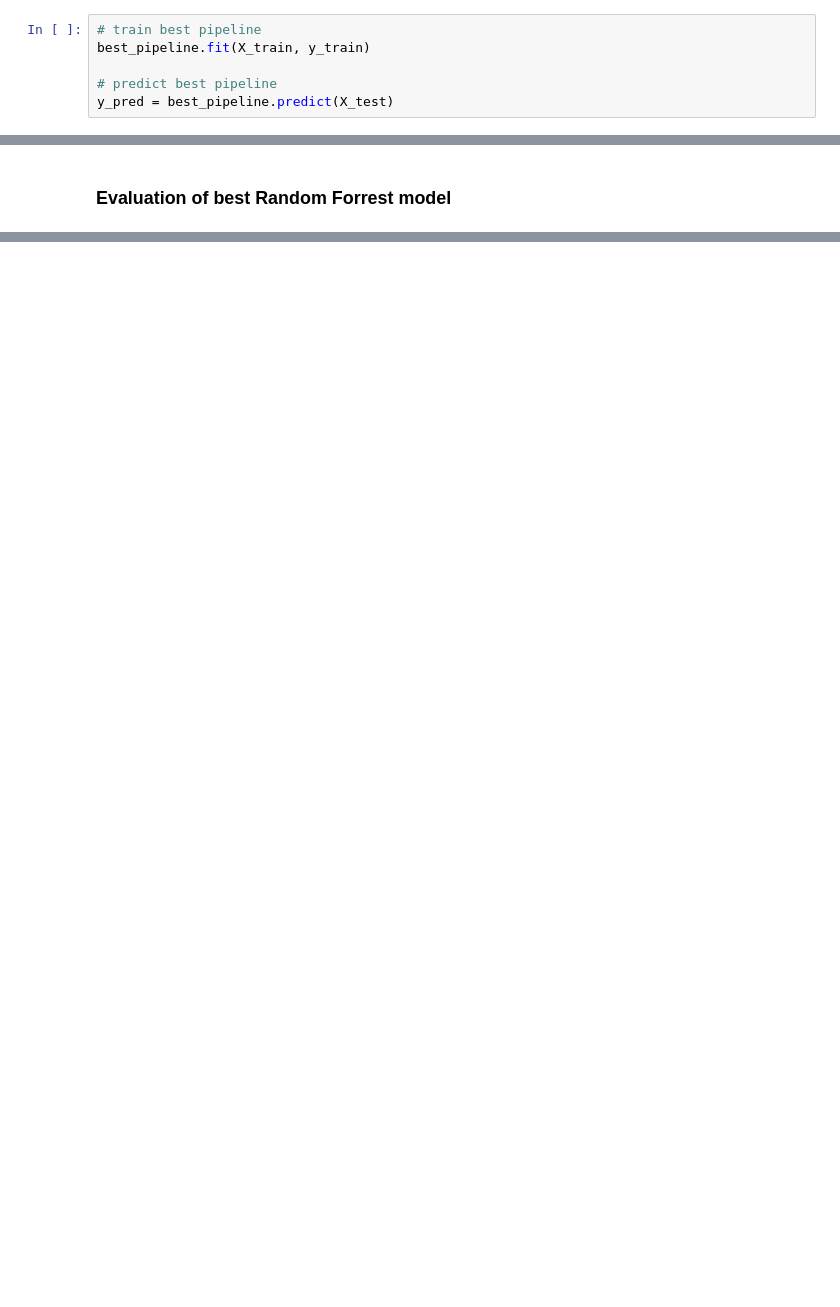
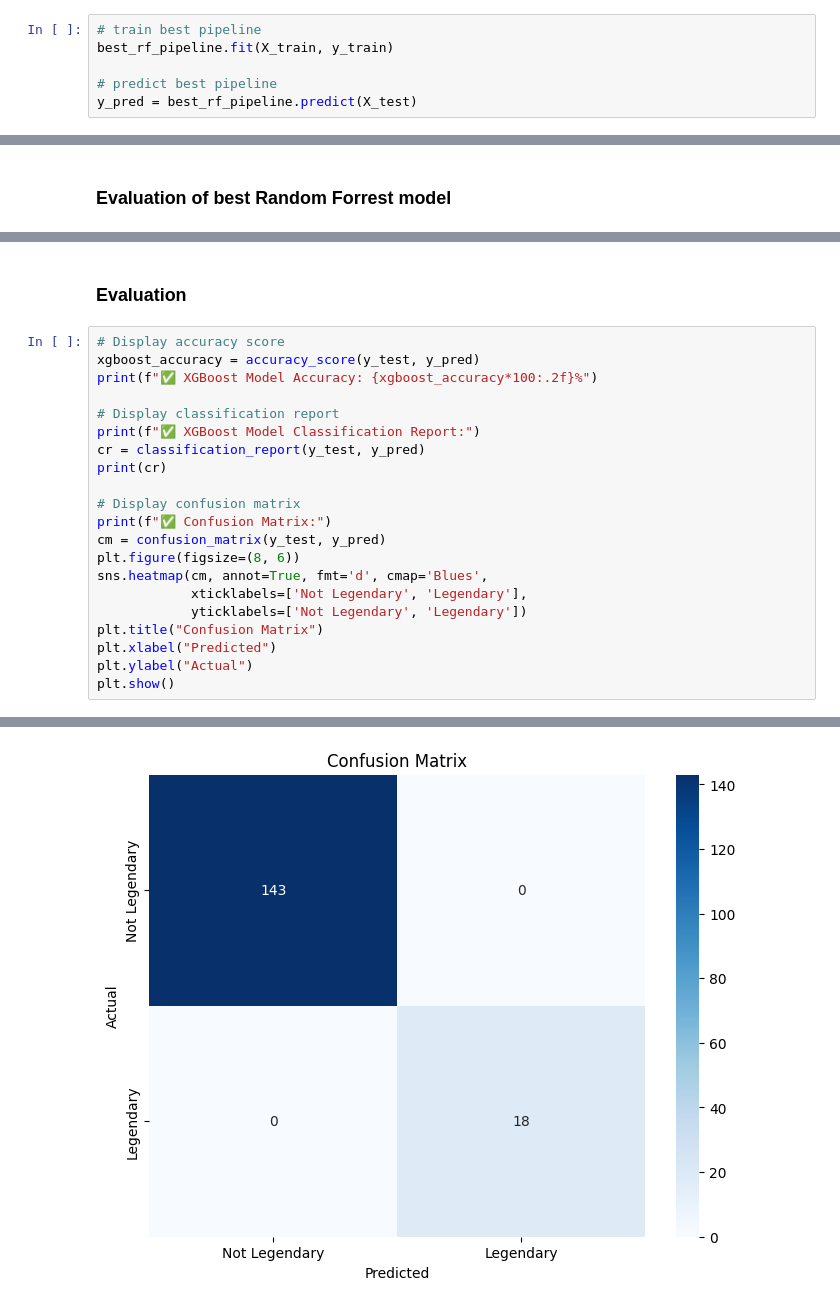
Before and after one commit to OrenChouraki06/projet-legendary-pokemon, a Jupyter notebook: legendary_pokemon_classification.ipynb, the cells around one changed output, grey strips where cells are left out. Saved outputs shown, nothing was run; the diff lists cells and outputs as text; blank space fills up the shorter version.

```diff
--- a/legendary_pokemon_classification.ipynb
+++ b/legendary_pokemon_classification.ipynb
@@ -433,7 +707,7 @@ print(f"Cross validation scores mean - RF default : {np.mean(cv_scores)}")
 ### Train and predict of best Random Forrest model found in grid search
 # %%
 # train best pipeline
-best_pipeline.fit(X_train, y_train)
+best_rf_pipeline.fit(X_train, y_train)
 
 # predict best pipeline
-y_pred = best_pipeline.predict(X_test)
+y_pred = best_rf_pipeline.predict(X_test)
@@ -462,0 +804,24 @@ plt.show()
+# %% [markdown]
+### Evaluation
+# %%
+# Display accuracy score
+xgboost_accuracy = accuracy_score(y_test, y_pred)
+print(f"✅ XGBoost Model Accuracy: {xgboost_accuracy*100:.2f}%")
+
+# Display classification report
+print(f"✅ XGBoost Model Classification Report:")
+cr = classification_report(y_test, y_pred)
+print(cr)
+
+# Display confusion matrix
+print(f"✅ Confusion Matrix:")
+cm = confusion_matrix(y_test, y_pred)
+plt.figure(figsize=(8, 6))
+sns.heatmap(cm, annot=True, fmt='d', cmap='Blues',
+            xticklabels=['Not Legendary', 'Legendary'],
+            yticklabels=['Not Legendary', 'Legendary'])
+plt.title("Confusion Matrix")
+plt.xlabel("Predicted")
+plt.ylabel("Actual")
+plt.show()
+# %% [output]
@@ -462,0 +840 @@ plt.show()
+[figure, added]
```
Also changed, not shown: parts of 45 cells of this notebook.
